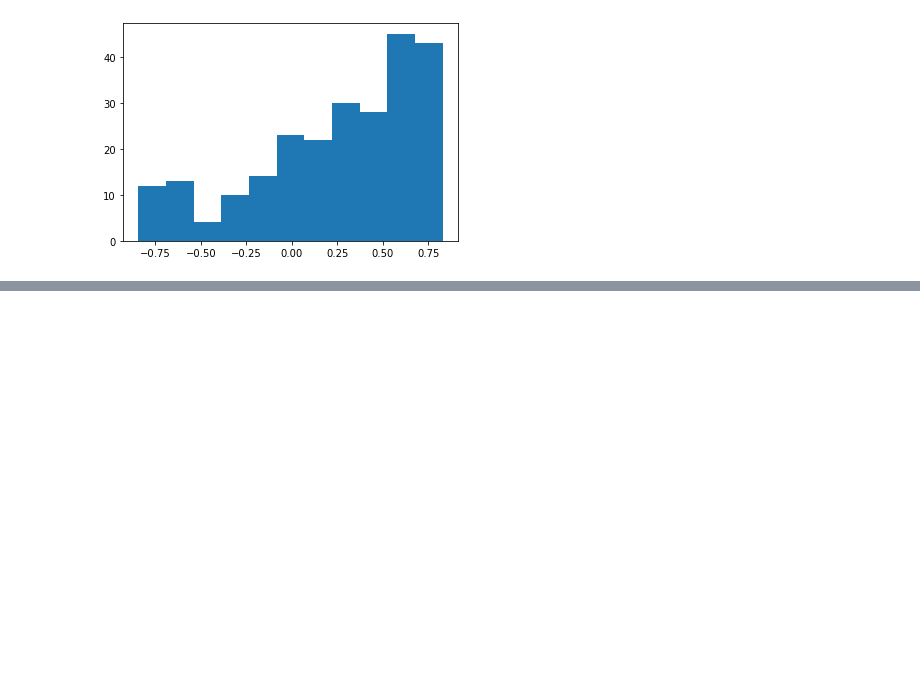
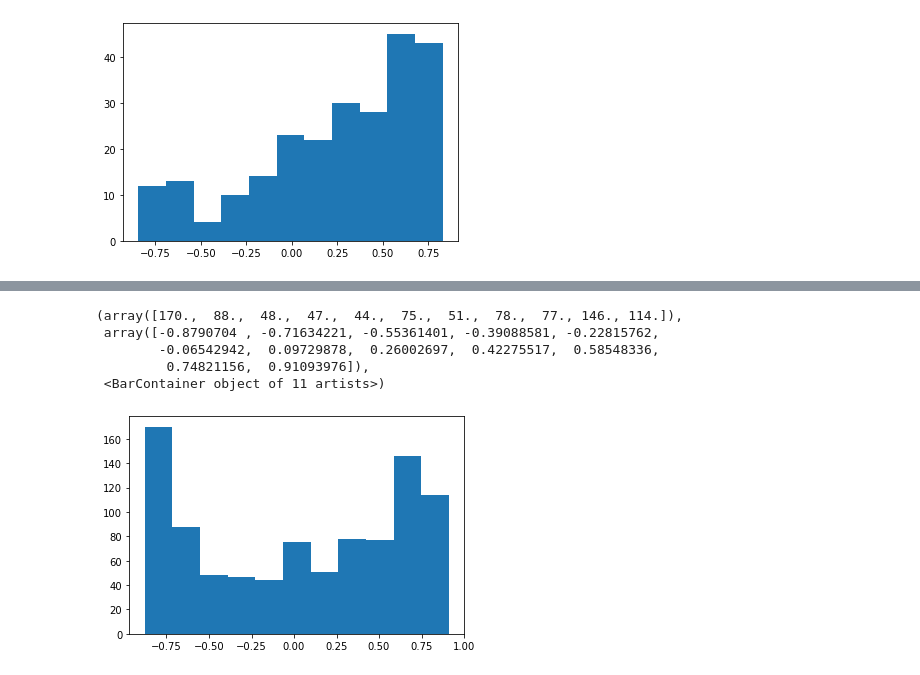
Before and after one commit to rafaelimai/ibmdscapstone, a Jupyter notebook: Capstone Work.ipynb, the cells around one changed output, grey strips where cells are left out. Drawn from its saved outputs; the diff is of its cells as text; code cells hidden in the pictures; blank space fills up the shorter version.

```diff
--- a/Capstone Work.ipynb
+++ b/Capstone Work.ipynb
@@ -140,0 +174,9 @@ plt.hist(insightsIhfa[[1]], bins=11)
+# %%
+plt.hist(insightsRefe[[1]], bins=11)
+# %% [output]
+(array([170.,  88.,  48.,  47.,  44.,  75.,  51.,  78.,  77., 146., 114.]),
+ array([-0.8790704 , -0.71634221, -0.55361401, -0.39088581, -0.22815762,
+        -0.06542942,  0.09729878,  0.26002697,  0.42275517,  0.58548336,
+         0.74821156,  0.91093976]),
+ <BarContainer object of 11 artists>)
+[figure, added]
```
Also changed, not shown: parts of 11 cells of this notebook.
